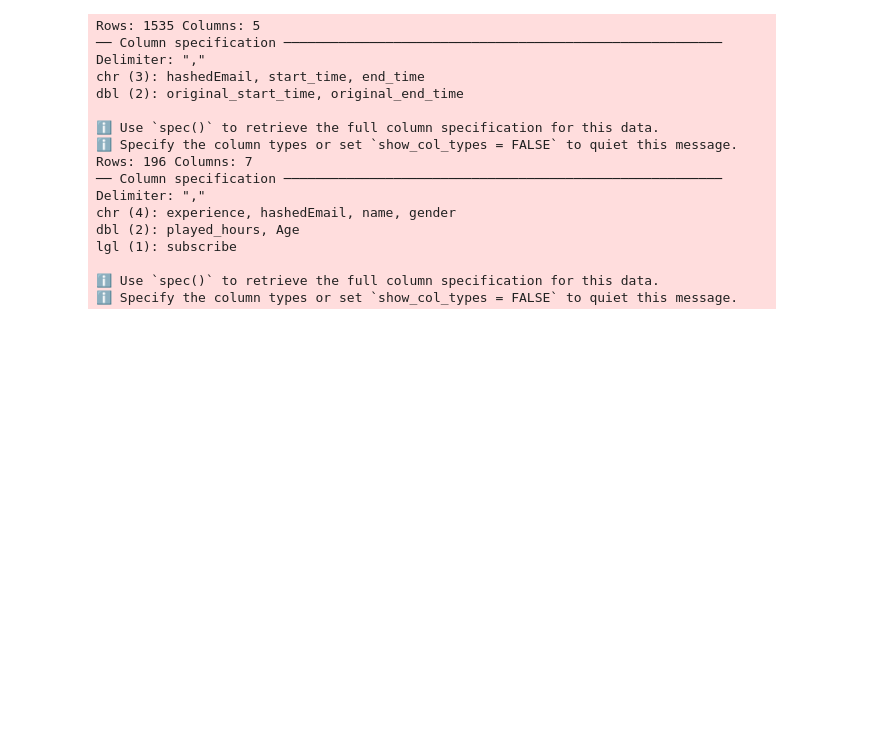
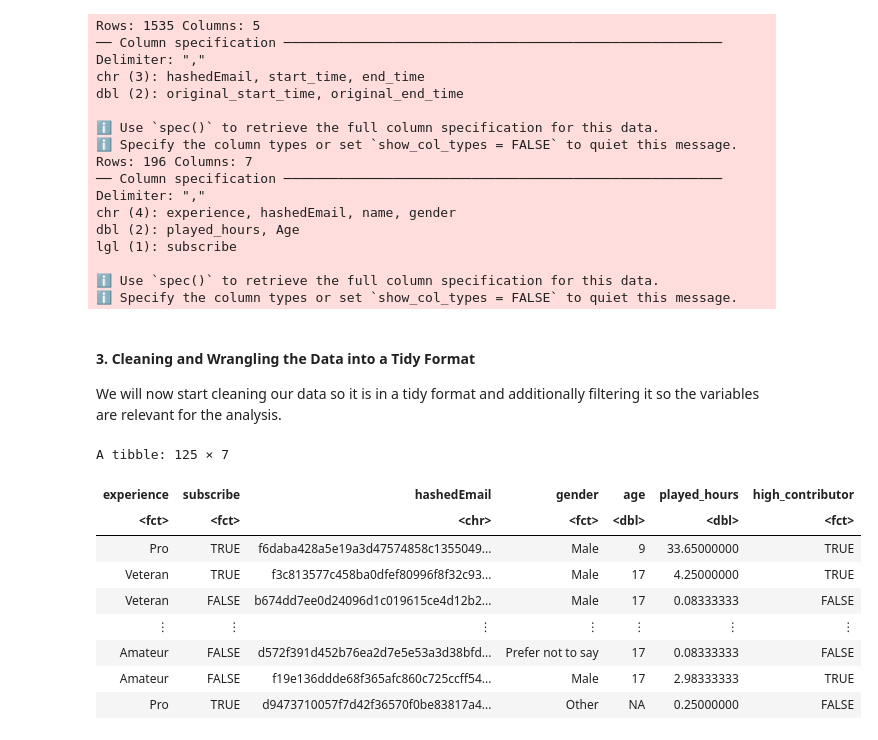
Before and after one commit to AnushriSharma/dsci-100-2025S1-project-repository, a Jupyter notebook: DSCI100Project.ipynb, the cells around one changed output. Drawn from its saved outputs; the diff is of its cells as text; code cells hidden in the pictures; blank space fills up the shorter version.

```diff
--- a/DSCI100Project.ipynb
+++ b/DSCI100Project.ipynb
@@ -43,3 +113,52 @@ lgl (1): subscribe
 
 ℹ Use `spec()` to retrieve the full column specification for this data.
 ℹ Specify the column types or set `show_col_types = FALSE` to quiet this message.
+# %% [markdown]
+#### 3. Cleaning and Wrangling the Data into a Tidy Format
+We will now start cleaning our data so it is in a tidy format and additionally filtering it so the variables are relevant for the analysis.
+# %%
+# We will start by cleaning the sessions dataset
+sessions_data_cleaned <- sessions |>
+    select(hashedEmail, start_time, end_time) |>
+    mutate (
+        start_time = dmy_hm(start_time),
+        end_time = dmy_hm(end_time),
+        session_hours = as.numeric(difftime(end_time, start_time, units="hours"))
+        ) |>
+    group_by(hashedEmail) |>
+    summarize(played_hours = sum(session_hours, na.rm=TRUE), .groups = "drop")
+# sessions_data_cleaned
+
+# Now we will go ahead and clean the players dataset
+players_data_cleaned <- players |>
+    select(-played_hours, -name) |>
+    rename(age = Age)
+# players_data_cleaned
+
+# We will now merge the two datasets together by hashedEmail
+cleaned_data <- players_data_cleaned |>
+    inner_join(sessions_data_cleaned, by = "hashedEmail") |>
+    mutate(subscribe = as.factor(subscribe)) |>
+    mutate(experience = as.factor(experience)) |>
+    mutate(gender = as.factor(gender))
+    # mutate(age = as.factor(age))
+
+
+# cleaned_data
+
+# Lastly, we will create our target variable called high_contributor
+highest_times <- median(cleaned_data$played_hours, na.rm = TRUE)
+cleaned_data <- cleaned_data|>
+    mutate(high_contributor = as.factor(if_else(played_hours > highest_times ,TRUE,FALSE)))
+cleaned_data
+# %% [output]
+A tibble: 125 × 7
+| experience | subscribe | hashedEmail | gender | age | played_hours | high_contributor |
+| <fct> | <fct> | <chr> | <fct> | <dbl> | <dbl> | <fct> |
+| Pro | TRUE | f6daba428a5e19a3d47574858c1355049... | Male | 9 | 33.65000000 | TRUE |
+| Veteran | TRUE | f3c813577c458ba0dfef80996f8f32c93... | Male | 17 | 4.25000000 | TRUE |
+| Veteran | FALSE | b674dd7ee0d24096d1c019615ce4d12b2... | Male | 17 | 0.08333333 | FALSE |
+| ⋮ | ⋮ | ⋮ | ⋮ | ⋮ | ⋮ | ⋮ |
+| Amateur | FALSE | d572f391d452b76ea2d7e5e53a3d38bfd... | Prefer not to say | 17 | 0.08333333 | FALSE |
+| Amateur | FALSE | f19e136ddde68f365afc860c725ccff54... | Male | 17 | 2.98333333 | TRUE |
+| Pro | TRUE | d9473710057f7d42f36570f0be83817a4... | Other | NA | 0.25000000 | FALSE |
```
Also changed, not shown: parts of 14 cells of this notebook.
